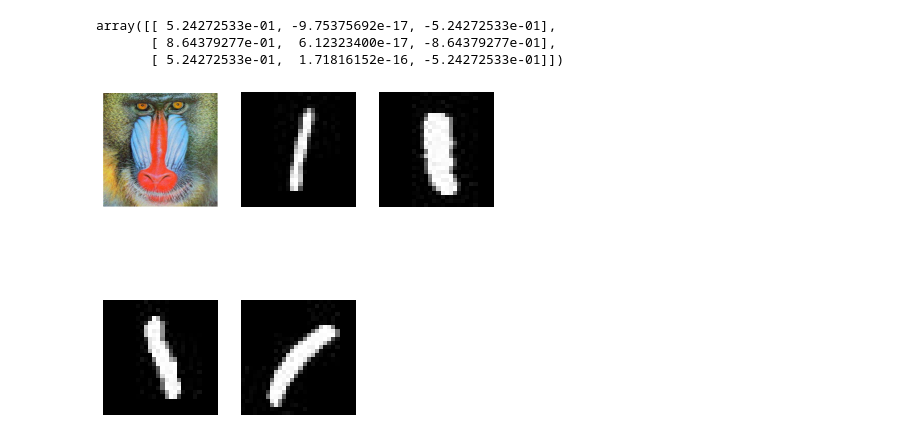
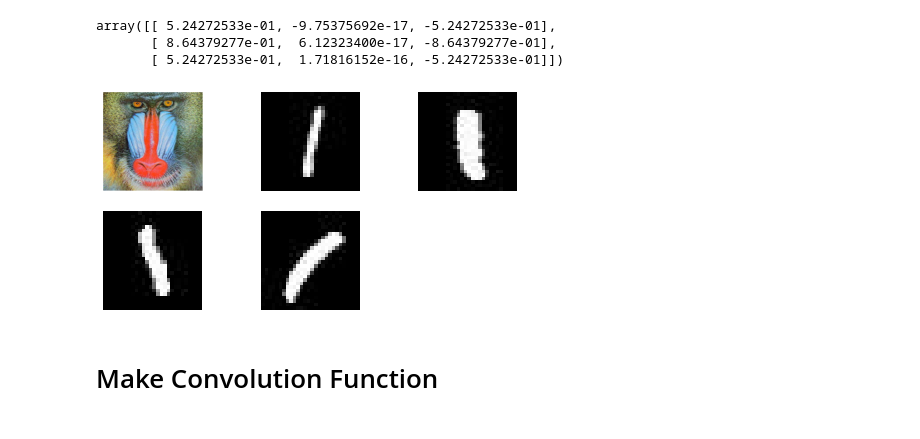
Before and after one commit to mental-disaster/make_conv, a Jupyter notebook: make_conv.ipynb, the cells around one changed output. Drawn from its saved outputs; the diff is of its cells as text; code cells hidden in the pictures.

```diff
--- a/make_conv.ipynb
+++ b/make_conv.ipynb
@@ -34,19 +18,22 @@ array([[ 5.24272533e-01, -9.75375692e-17, -5.24272533e-01],
 # %%
 im_path = "./images/*.jpg"
 
 def im_pro(file):
     im = cv2.imread(file)
     b,g,r = cv2.split(im)
     return cv2.merge([r,g,b])
 
 ims = np.array([im_pro(file) for file in glob.glob(im_path)])
 
-plt.figure(figsize=(7,7))
+plt.figure(figsize=(8,4))
 for i in range(len(ims)):
     plt.subplot(2,3,i+1)
     plt.axis('off')
     plt.imshow(ims[i])
 plt.show()
 # %% [output]
-[figure, old version]
+[figure, new version]
+# %% [markdown]
+Make Convolution Function
+===
 # %%
```
Also changed, not shown: parts of 18 cells of this notebook.
